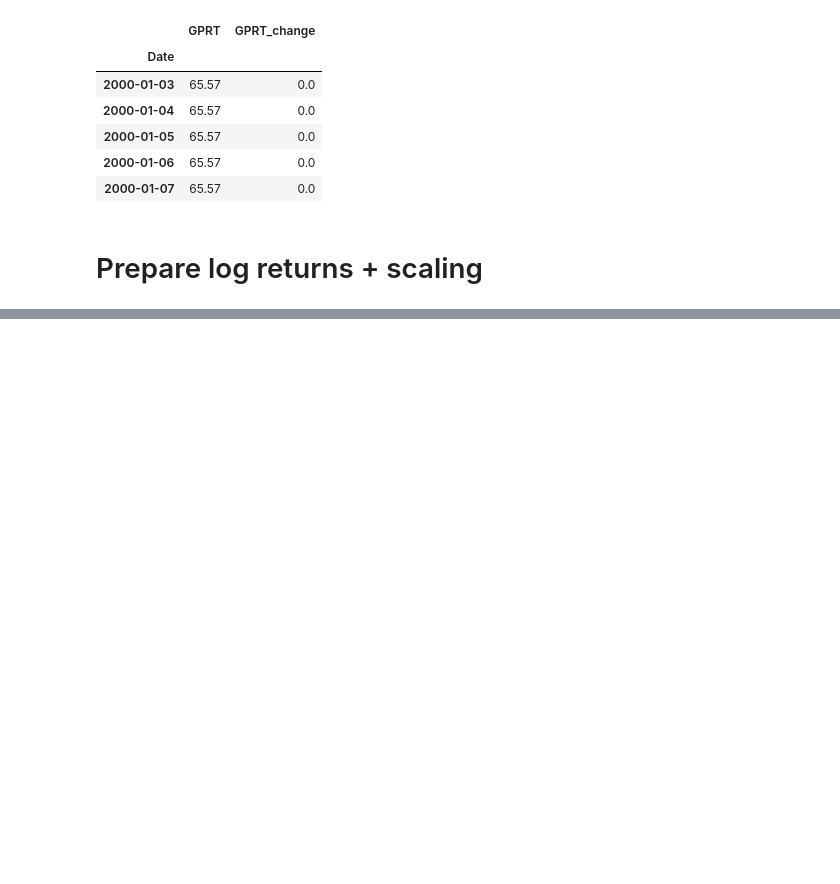
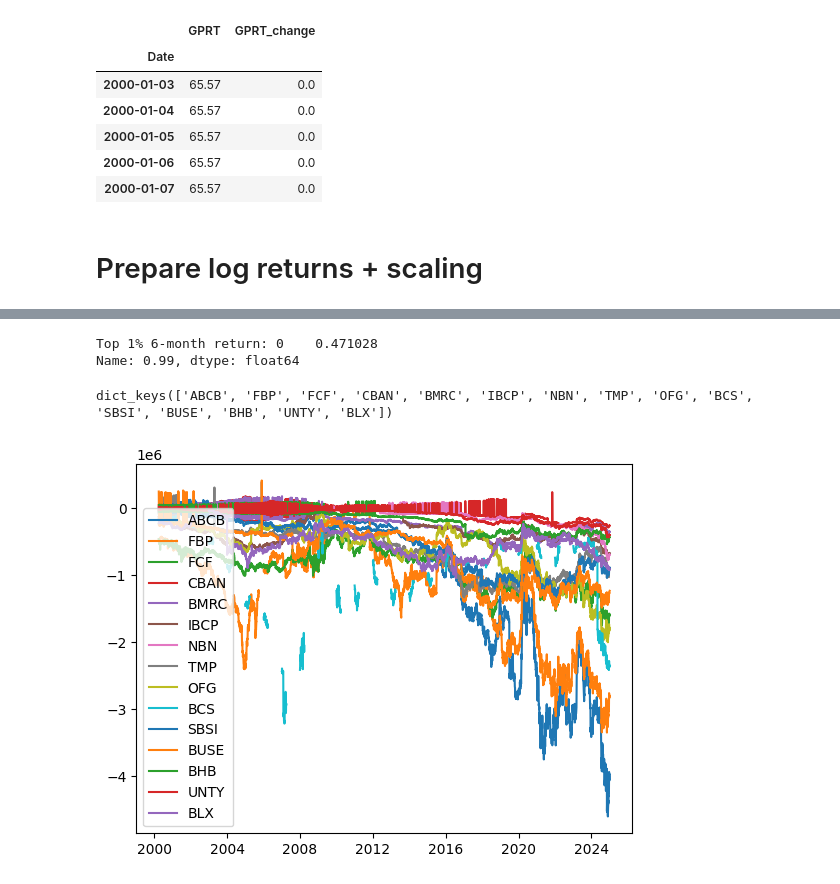
Before and after one commit to andreaskoul/geo_index_dcb, a Jupyter notebook: Geopol factor.ipynb, the cells around one changed output, grey strips where cells are left out. Drawn from its saved outputs; the diff is of its cells as text; code cells hidden in the pictures; blank space fills up the shorter version.

```diff
--- a/Geopol factor.ipynb
+++ b/Geopol factor.ipynb
@@ -826,0 +429,14 @@ final_dict['BAC']
+# %%
+# scale all betas in the second column of beta_t_dict by 1/100
+for ticker in beta_t_dict.keys():
+    beta_t_dict[ticker][:, 1] = beta_t_dict[ticker][:, 1] /100
+# %%
+# create a df only with the second column of betas and index is date from Bank_data_filtered
+beta_i_geo = {}
+for ticker in beta_t_dict.keys():
+    beta_i_geo[ticker] = pd.DataFrame(beta_t_dict[ticker][:, 1], index = Bank_data_filtered[ticker].index)
+    beta_i_geo[ticker].index = beta_i_geo[ticker].index.date
+    beta_i_geo[ticker] = beta_i_geo[ticker].rename_axis('date')
+    beta_i_geo[ticker] = beta_i_geo[ticker][beta_i_geo[ticker].index >= date(2000, 3, 31)]
+    # beta_i_geo[ticker].columns = ['Date','Beta_Geo']
+    # beta_i_geo[ticker].index = pd.to_datetime(Bank_data_filtered[ticker].index, format='%Y-%m-%d').date
@@ -826,0 +445,33 @@ final_dict['BAC']
+# %%
+Geo_Pol_index.index = pd.to_datetime(Geo_Pol_index.index)
+
+factor_price = (1 + Geo_Pol_index / 100).cumprod()
+six_month_factor_return = factor_price / factor_price.shift(126) - 1
+
+top_1pct = six_month_factor_return.quantile(0.99)
+print("Top 1% 6-month return:", top_1pct)
+# %% [output]
+Top 1% 6-month return: 0    0.471028
+Name: 0.99, dtype: float64
+# %%
+def calculate_georisk(ticker,ticker_dict, beta_geo_rescaled, top_1pct, k=0.08):
+    exponent = beta_geo_rescaled[ticker] * np.log(1 + top_1pct)
+
+    Loss = np.exp(exponent)
+
+    leverage = ticker_dict[ticker]['leverage']
+    marketcap = ticker_dict[ticker]['marketcap']
+    Georisk = k * leverage - (1 - k) * marketcap * Loss[0]
+
+    MGeorisk = (1 - k) * marketcap * Loss[0]
+
+    return Georisk, MGeorisk
+# %%
+Georisk_dict = {}
+MGeorisk_dict = {}
+for ticker in ticker_dict.keys():
+    Georisk_dict[ticker], MGeorisk_dict[ticker] = calculate_georisk(ticker,ticker_dict, beta_i_geo ,top_1pct)
+# %%
+ticker_dict.keys()
+# %% [output]
+dict_keys(['ABCB', 'FBP', 'FCF', 'CBAN', 'BMRC', 'IBCP', 'NBN', 'TMP', 'OFG', 'BCS', 'SBSI', 'BUSE', 'BHB', 'UNTY', 'BLX'])
@@ -826,0 +480,13 @@ final_dict['BAC']
+# %%
+# plot all keys of Georisk_dict on the same plot and  the geo index with silver colour in another one below
+
+# plt.figure(figsize=(12, 6))
+# plt.subplot(2, 1, 1)
+for ticker in Georisk_dict.keys():
+    plt.plot(Georisk_dict[ticker], label=ticker)
+    plt.legend()
+# plt.subplot(2, 1, 2)
+# plt.plot(Geo_Pol_index, color='silver', label='Geo-Political Index')
+# plt.legend()
+# %% [output]
+[figure, added]
```
Also changed, not shown: parts of 61 cells of this notebook, 2 other files.
